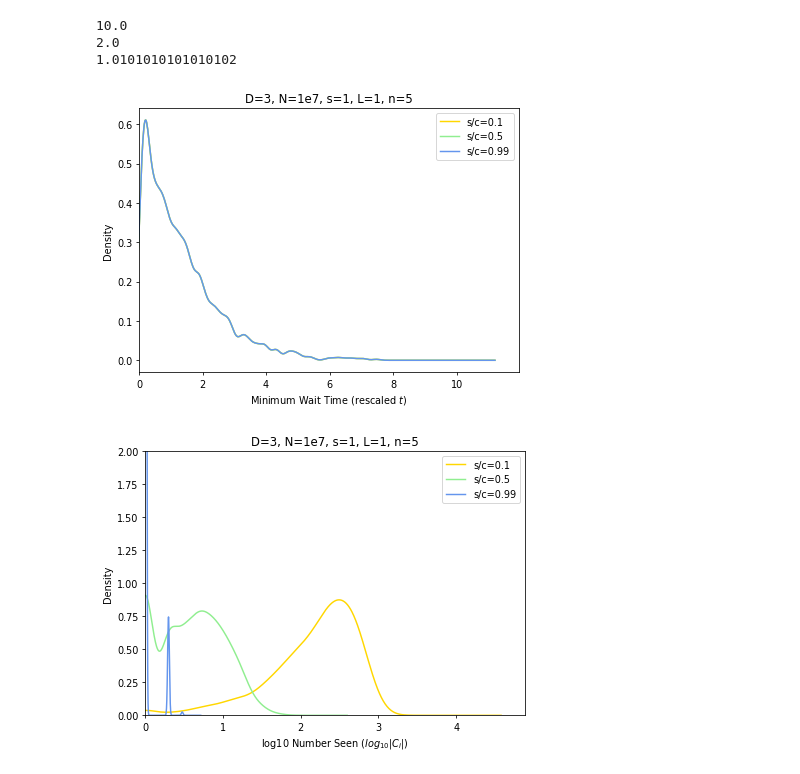
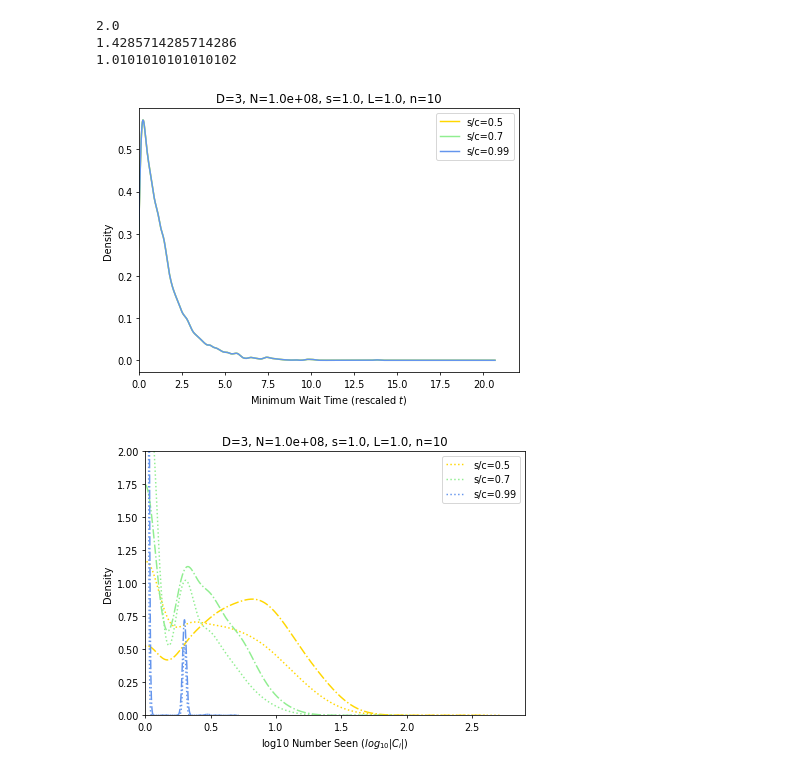
Before and after one commit to calvinmccarter/grabby_aliens, a Jupyter notebook: experiments/univariate-s.ipynb, the cells around one changed output. Drawn from its saved outputs; the diff is of its cells as text; code cells hidden in the pictures.

```diff
--- a/experiments/univariate-s.ipynb
+++ b/experiments/univariate-s.ipynb
@@ -41,2 +21,9 @@ randix = 0
+# %%
+true_n = 10
+code_n = round((true_n-2*m)/(1-m))
+randix = 0
+
+plot_colors = ['gold', 'lightgreen', 'cornflowerblue']
+plot_scs = [0.5, 0.7, 0.99]
 # %%
 fig = plt.figure(figsize=(7,5), dpi=dpi)
@@ -58,44 +45,45 @@ ax.set_title('D=3, N=1e7, s=1, L=1, n=5');
 # %%
 fig = plt.figure(figsize=(7,5), dpi=dpi)
-sc_cols = [(0.1, 'gold'), (0.5, 'lightgreen'), (0.99, 'cornflowerblue')]
-for sc,color in sc_cols:
+for sc,color in zip(plot_scs, plot_colors):
     c = s / sc
     fout = (
-        f"{resdir}/D={D}_n={float(n)}_N={N:.2e}_s={s:.1f}_"
+        f"{resdir}/D={D}_n={float(code_n)}_N={N:.2e}_s={s:.1f}_"
         f"L={L:.1f}_c={c:.5e}_r={randix}.csv"
     )
     print(c)
     a = pd.read_csv(fout)
+    a['MinWait'] = 0.5* (a.MinArrival - a.OriginTime)
     ax = (a.MinWait / a.MinWait.median()).plot.kde(bw_method=0.1, c=color)
 ax.set_xlabel('Minimum Wait Time (rescaled $t$)')
-ax.legend([f's/c={sc_cols[0][0]:.2}', f's/c={sc_cols[1][0]:.2}', f's/c={sc_cols[2][0]:.2}'])
+ax.legend([f's/c={psc:.2}' for psc in plot_scs])
 ax.set_xlim(0, ax.get_xlim()[1])
-ax.set_title('D=3, N=1e7, s=1, L=1, n=5');
-fig.savefig('univariate-s-MinWait.png');
+ax.set_title(f'D={D}, N={N:.1e}, s={s}, L={L}, n={true_n}');
+fig.savefig(f'figures-{resdir}/univariate-s-MinWait.png');
 # %% [output]
-10.0
 2.0
+1.4285714285714286
 1.0101010101010102
-[figure, old version]
+[figure, new version]
 # %%
 fig = plt.figure(figsize=(7,5), dpi=dpi)
-sc_cols = [(0.1, 'gold'), (0.5, 'lightgreen'), (0.99, 'cornflowerblue')]
-for sc,color in sc_cols:
-    c = s / sc
-    fout = (
-        f"{resdir}/D={D}_n={float(n)}_N={N:.2e}_s={s:.1f}_"
-        f"L={L:.1f}_c={c:.5e}_r={randix}.csv"
-    )
-    a = pd.read_csv(fout)
-    ax = np.log10(a.NumberSeen+1).plot.kde(bw_method='silverman', c=color)
-ax.set_xlabel('log10 Number Seen ($log_{10} |C_i|$)')
-ax.legend([f's/c={sc_cols[0][0]:.2}', f's/c={sc_cols[1][0]:.2}', f's/c={sc_cols[2][0]:.2}'])
-ax.set_xlim(0, ax.get_xlim()[1])
-ax.set_ylim(0, 2)
-ax.set_title('D=3, N=1e7, s=1, L=1, n=5');
-#fig.tight_layout()
-fig.savefig('univariate-s-NumberSeen.png');
+for nn,lfmt in [(2, ':'), (10, '-.')]:
+    mycode_n = round((nn-2*m)/(1-m))
+    for sc,color in zip(plot_scs, plot_colors):
+        c = s / sc
+        fout = (
+            f"{resdir}/D={D}_n={float(mycode_n)}_N={N:.2e}_s={s:.1f}_"
+            f"L={L:.1f}_c={c:.5e}_r={randix}.csv"
+        )
+        a = pd.read_csv(fout)
+        ax = np.log10(a.NumberSeen+1).plot.kde(bw_method=0.3, linestyle=lfmt, c=color)
+    ax.set_xlabel('log10 Number Seen ($log_{10} |C_i|$)')
+    ax.legend([f's/c={psc:.2}' for psc in plot_scs])
+    ax.set_ylim(0, 2)
+    ax.legend([f's/c={psc:.2}' for psc in plot_scs])
+    ax.set_xlim(0, ax.get_xlim()[1])
+    ax.set_title(f'D={D}, N={N:.1e}, s={s}, L={L}, n={true_n}');
+    fig.savefig(f'figures-{resdir}/univariate-s-NumberSeen.png');
 # %% [output]
-[figure, old version]
+[figure, new version]
 # %%
 fig, ax = plt.subplots(nrows=1, ncols=1, figsize=(7,5), dpi=dpi)
```
Also changed, not shown: parts of 10 cells of this notebook, 2 other files.
